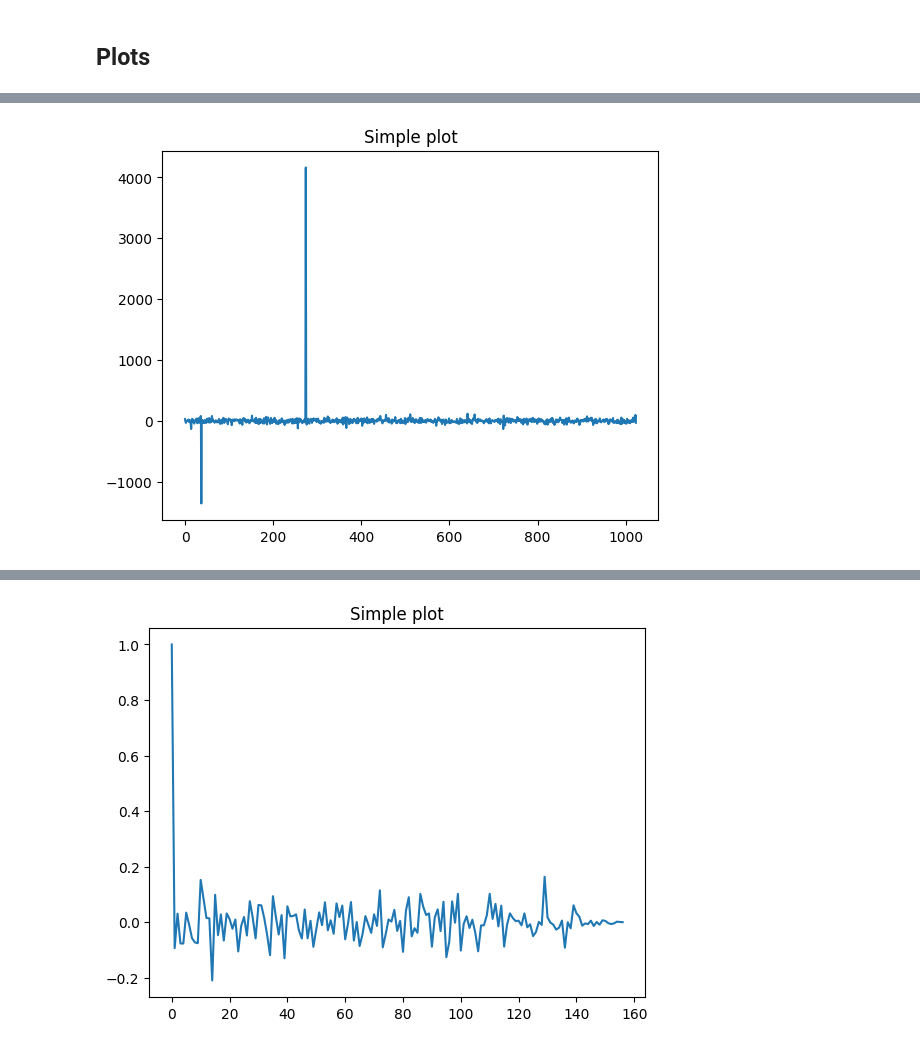
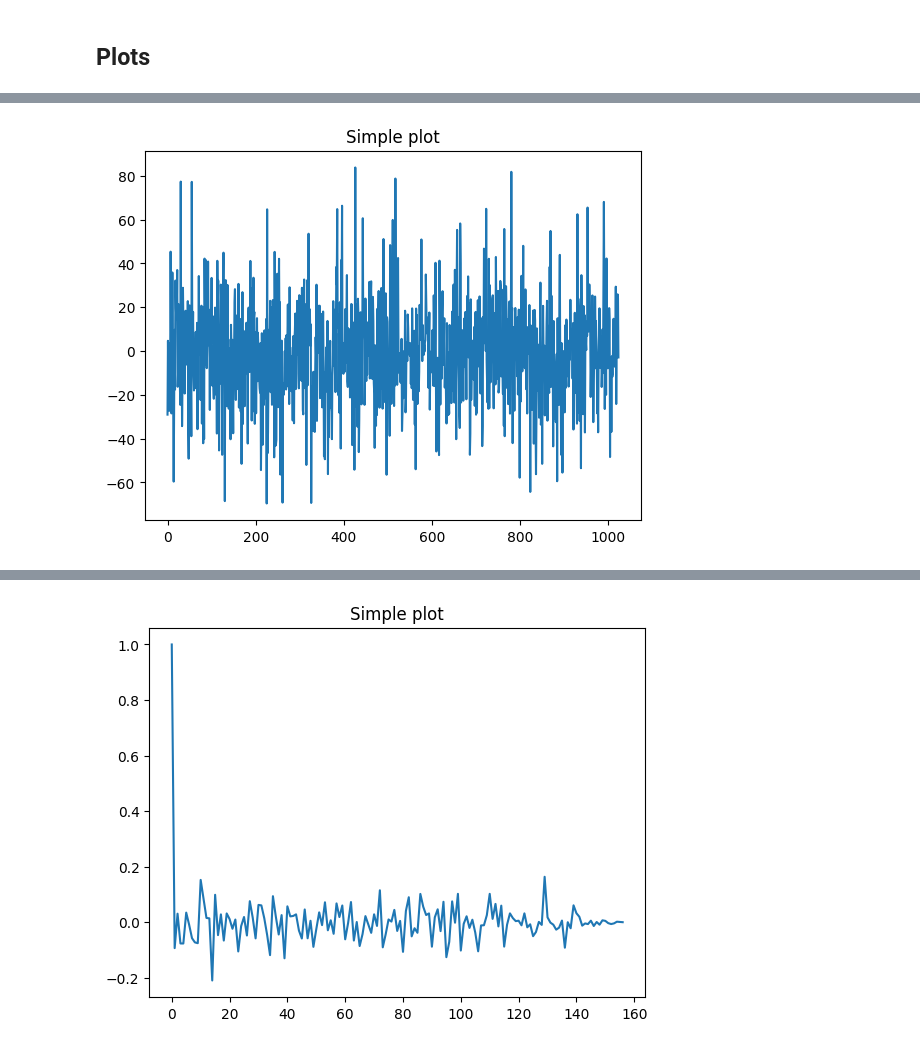
Before and after one commit to SoFar3/protein-structural-similarity, a Jupyter notebook: notebooks/esm.ipynb, the cells around one changed output, grey strips where cells are left out. Cells and saved outputs as stored; diff of their text form; code cells hidden in the pictures.

```diff
--- a/notebooks/esm.ipynb
+++ b/notebooks/esm.ipynb
@@ -167,2 +206,5 @@ emb2 = np.fromfile(os.path.join(os.pardir, "embeddings/esm/geobacillus_stearothe
+# %%
+emb1 = utils.read_protein("5YCI_1")
+emb2 = utils.read_protein("2QWV_1")
 # %%
 emb1.shape
@@ -229,4 +265,4 @@ als.embedding_correlation(emb1.T[81], emb2.T[547], window=10).shape
 # %%
-plot.simple_plot(min_max_emb1[2])
+plot.simple_plot(min_max_emb1[0])
 # %% [output]
-[figure, old version]
+[figure, new version]
```
Also changed, not shown: parts of 74 cells of this notebook, 17 other files.
